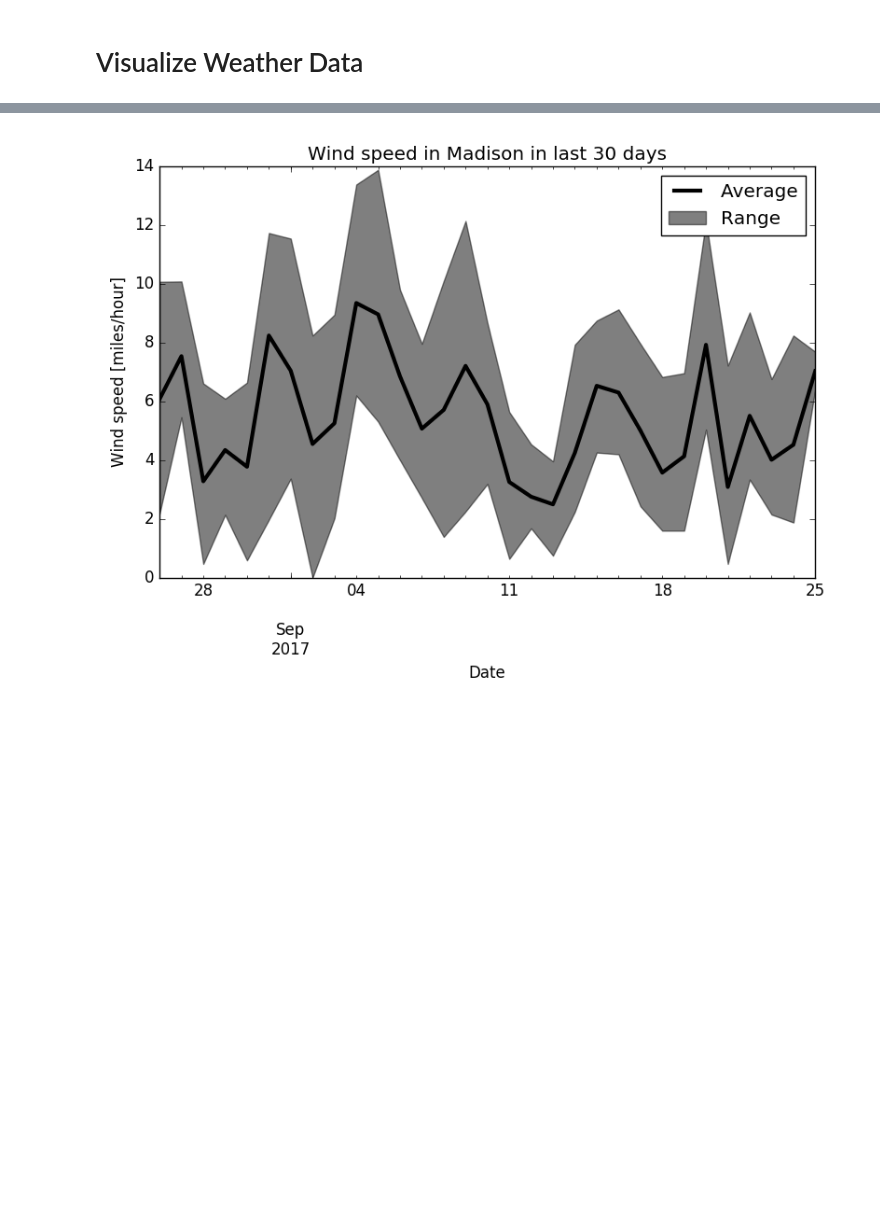
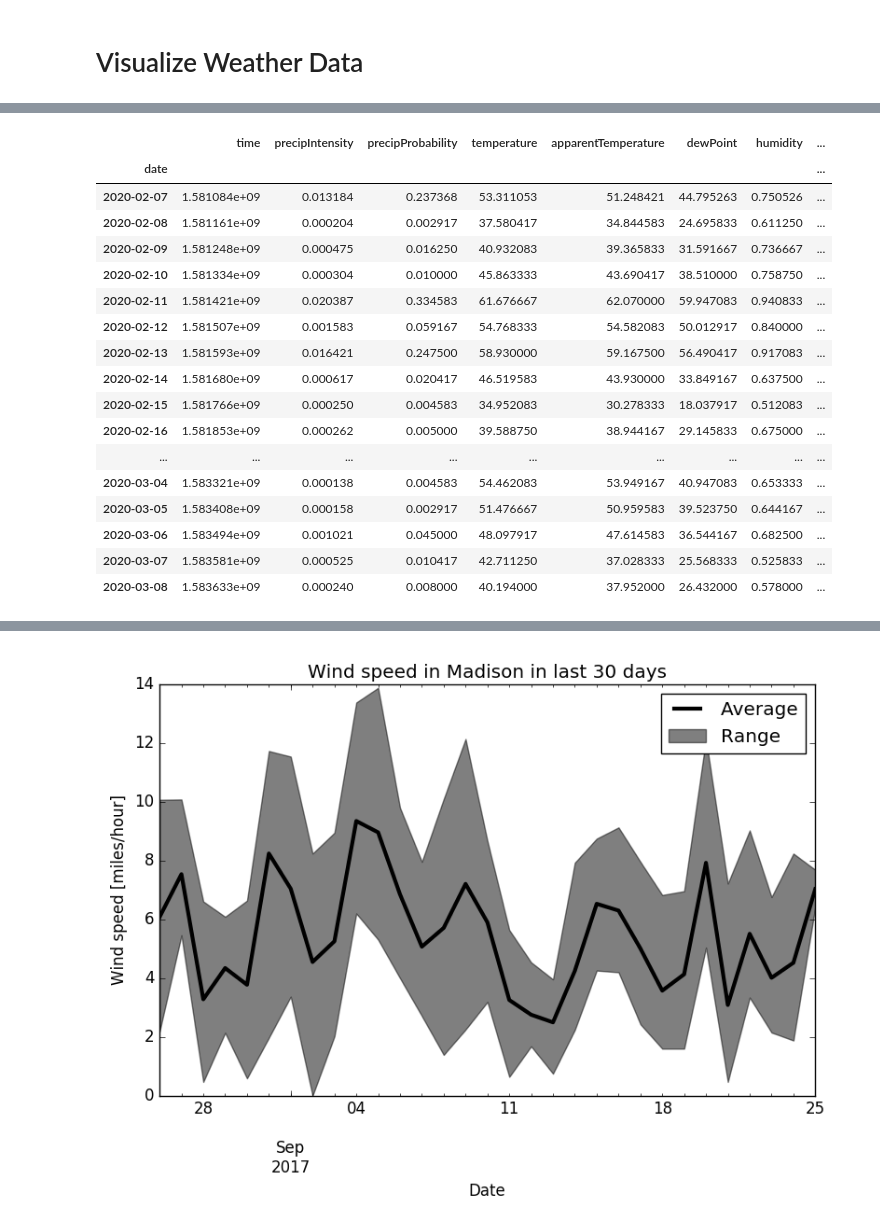
Before and after one commit to ezbc/weather-prediction, a Jupyter notebook: weather-predictor.ipynb, the cells around one changed output, grey strips where cells are left out. Saved outputs shown, nothing was run; the diff lists cells and outputs as text; code cells hidden in the pictures; blank space fills up the shorter version.

```diff
--- a/weather-predictor.ipynb
+++ b/weather-predictor.ipynb
@@ -348,7 +342,8 @@ print("https://community.cloud.databricks.com" + filepath.replace('FileStore', '
 # Visualize Weather Data
 # %%
 # resample data to get 24-hour statistics
-df_mean = df.resample('24H', how='mean')
-df_min = df.resample('24H', how='min')
-df_max = df.resample('24H', how='max')
+df_mean = df.resample('24h').mean()
+# df_min = df.resample('24h').min()
+# df_max = df.resample('24h').max()
+df_mean
 # %% [output]
@@ -356,3 +350,21 @@ df_max = df.resample('24H', how='max')
+|  | time | precipIntensity | precipProbability | temperature | apparentTemperature | dewPoint | humidity | ... |
+| date |  |  |  |  |  |  |  | ... |
+| 2020-02-07 | 1.581084e+09 | 0.013184 | 0.237368 | 53.311053 | 51.248421 | 44.795263 | 0.750526 | ... |
+| 2020-02-08 | 1.581161e+09 | 0.000204 | 0.002917 | 37.580417 | 34.844583 | 24.695833 | 0.611250 | ... |
+| 2020-02-09 | 1.581248e+09 | 0.000475 | 0.016250 | 40.932083 | 39.365833 | 31.591667 | 0.736667 | ... |
+| 2020-02-10 | 1.581334e+09 | 0.000304 | 0.010000 | 45.863333 | 43.690417 | 38.510000 | 0.758750 | ... |
+| 2020-02-11 | 1.581421e+09 | 0.020387 | 0.334583 | 61.676667 | 62.070000 | 59.947083 | 0.940833 | ... |
+| 2020-02-12 | 1.581507e+09 | 0.001583 | 0.059167 | 54.768333 | 54.582083 | 50.012917 | 0.840000 | ... |
+| 2020-02-13 | 1.581593e+09 | 0.016421 | 0.247500 | 58.930000 | 59.167500 | 56.490417 | 0.917083 | ... |
+| 2020-02-14 | 1.581680e+09 | 0.000617 | 0.020417 | 46.519583 | 43.930000 | 33.849167 | 0.637500 | ... |
+| 2020-02-15 | 1.581766e+09 | 0.000250 | 0.004583 | 34.952083 | 30.278333 | 18.037917 | 0.512083 | ... |
+| 2020-02-16 | 1.581853e+09 | 0.000262 | 0.005000 | 39.588750 | 38.944167 | 29.145833 | 0.675000 | ... |
+| ... | ... | ... | ... | ... | ... | ... | ... | ... |
+| 2020-03-04 | 1.583321e+09 | 0.000138 | 0.004583 | 54.462083 | 53.949167 | 40.947083 | 0.653333 | ... |
+| 2020-03-05 | 1.583408e+09 | 0.000158 | 0.002917 | 51.476667 | 50.959583 | 39.523750 | 0.644167 | ... |
+| 2020-03-06 | 1.583494e+09 | 0.001021 | 0.045000 | 48.097917 | 47.614583 | 36.544167 | 0.682500 | ... |
+| 2020-03-07 | 1.583581e+09 | 0.000525 | 0.010417 | 42.711250 | 37.028333 | 25.568333 | 0.525833 | ... |
+| 2020-03-08 | 1.583633e+09 | 0.000240 | 0.008000 | 40.194000 | 37.952000 | 26.432000 | 0.578000 | ... |
 # %%
 import matplotlib.dates as mdates
 import matplotlib.pyplot as plt
```
Also changed, not shown: parts of 19 cells of this notebook, 2 other files.
